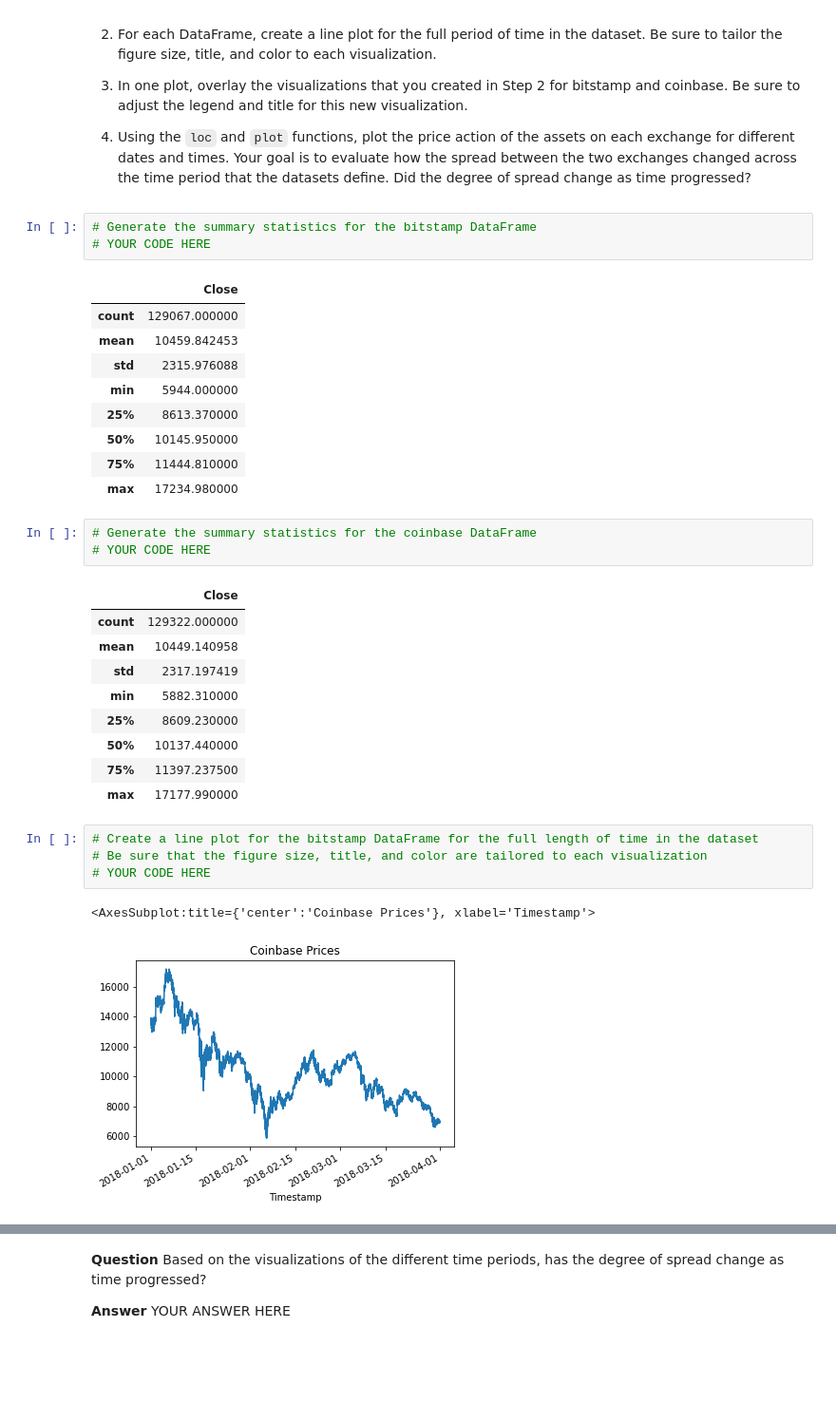
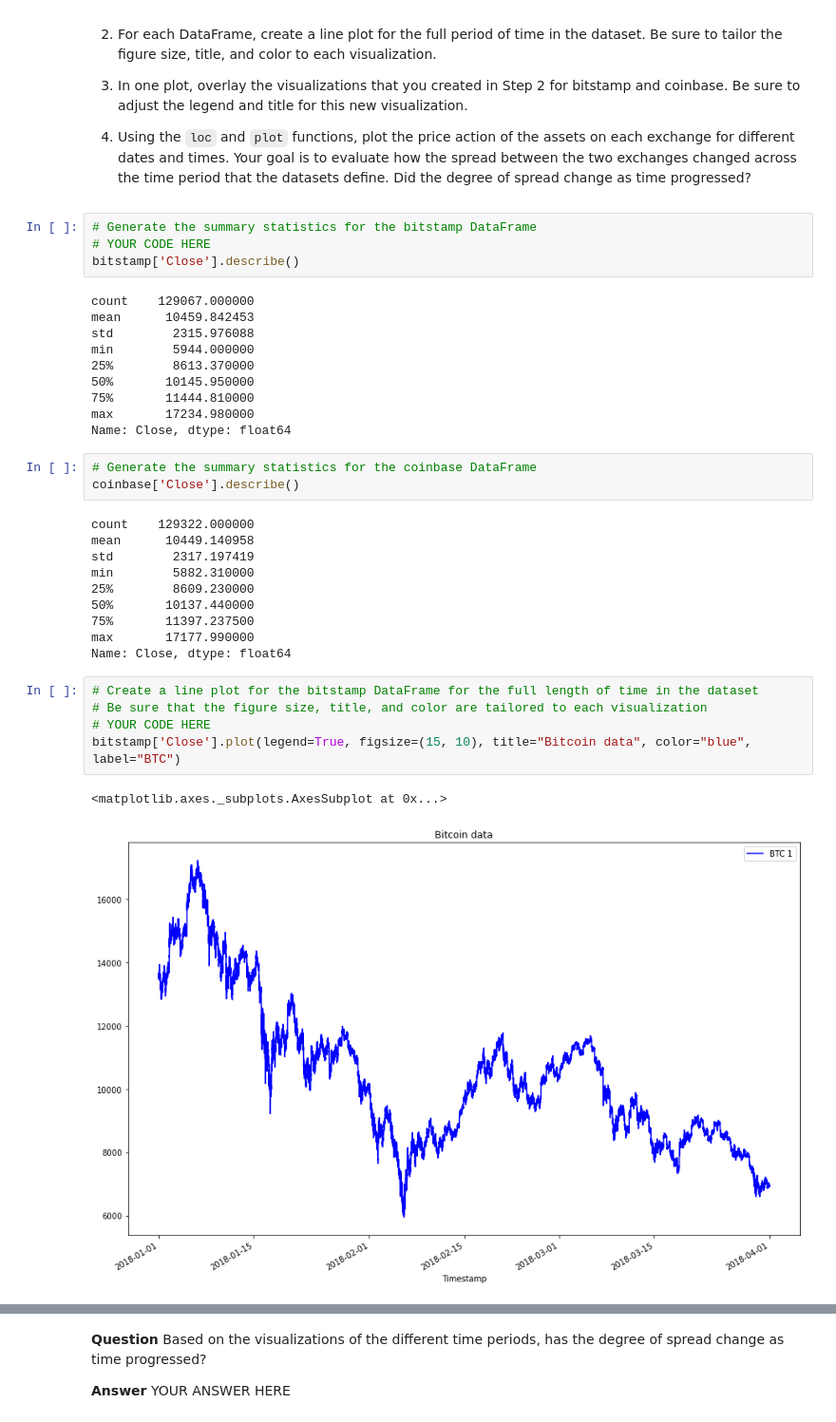
Before and after one commit to carlosmpr/Challange3_Bitcoin_arbitrage, a Jupyter notebook: crypto_arbitrage.ipynb, the cells around one changed output, grey strips where cells are left out. Shown at 95% size. Cells and saved outputs as stored; diff of their text form; blank space fills up the shorter version.

Commit message:
Step 4 completed Initial visualization

```diff
--- a/crypto_arbitrage.ipynb
+++ b/crypto_arbitrage.ipynb
@@ -264,36 +258,38 @@ Sort through the time series data associated with the bitstamp and coinbase Data
 # %%
 # Generate the summary statistics for the bitstamp DataFrame
 # YOUR CODE HERE
+bitstamp['Close'].describe()
 # %% [output]
-|  | Close |
-| count | 129067.000000 |
-| mean | 10459.842453 |
-| std | 2315.976088 |
-| min | 5944.000000 |
-| 25% | 8613.370000 |
-| 50% | 10145.950000 |
-| 75% | 11444.810000 |
-| max | 17234.980000 |
+count    129067.000000
+mean      10459.842453
+std        2315.976088
+min        5944.000000
+25%        8613.370000
+50%       10145.950000
+75%       11444.810000
+max       17234.980000
+Name: Close, dtype: float64
 # %%
 # Generate the summary statistics for the coinbase DataFrame
-# YOUR CODE HERE
+coinbase['Close'].describe()
 # %% [output]
-|  | Close |
-| count | 129322.000000 |
-| mean | 10449.140958 |
-| std | 2317.197419 |
-| min | 5882.310000 |
-| 25% | 8609.230000 |
-| 50% | 10137.440000 |
-| 75% | 11397.237500 |
-| max | 17177.990000 |
+count    129322.000000
+mean      10449.140958
+std        2317.197419
+min        5882.310000
+25%        8609.230000
+50%       10137.440000
+75%       11397.237500
+max       17177.990000
+Name: Close, dtype: float64
 # %%
 # Create a line plot for the bitstamp DataFrame for the full length of time in the dataset
 # Be sure that the figure size, title, and color are tailored to each visualization
 # YOUR CODE HERE
+bitstamp['Close'].plot(legend=True, figsize=(15, 10), title="Bitcoin data", color="blue", label="BTC")
 # %% [output]
-<AxesSubplot:title={'center':'Coinbase Prices'}, xlabel='Timestamp'>
+<matplotlib.axes._subplots.AxesSubplot at 0x...>
-[figure, old version]
+[figure, new version]
 # %%
 # Create a line plot for the coinbase DataFrame for the full length of time in the dataset
 # Be sure that the figure size, title, and color are tailored to each visualization
```
Also changed, not shown: parts of 28 cells of this notebook.
